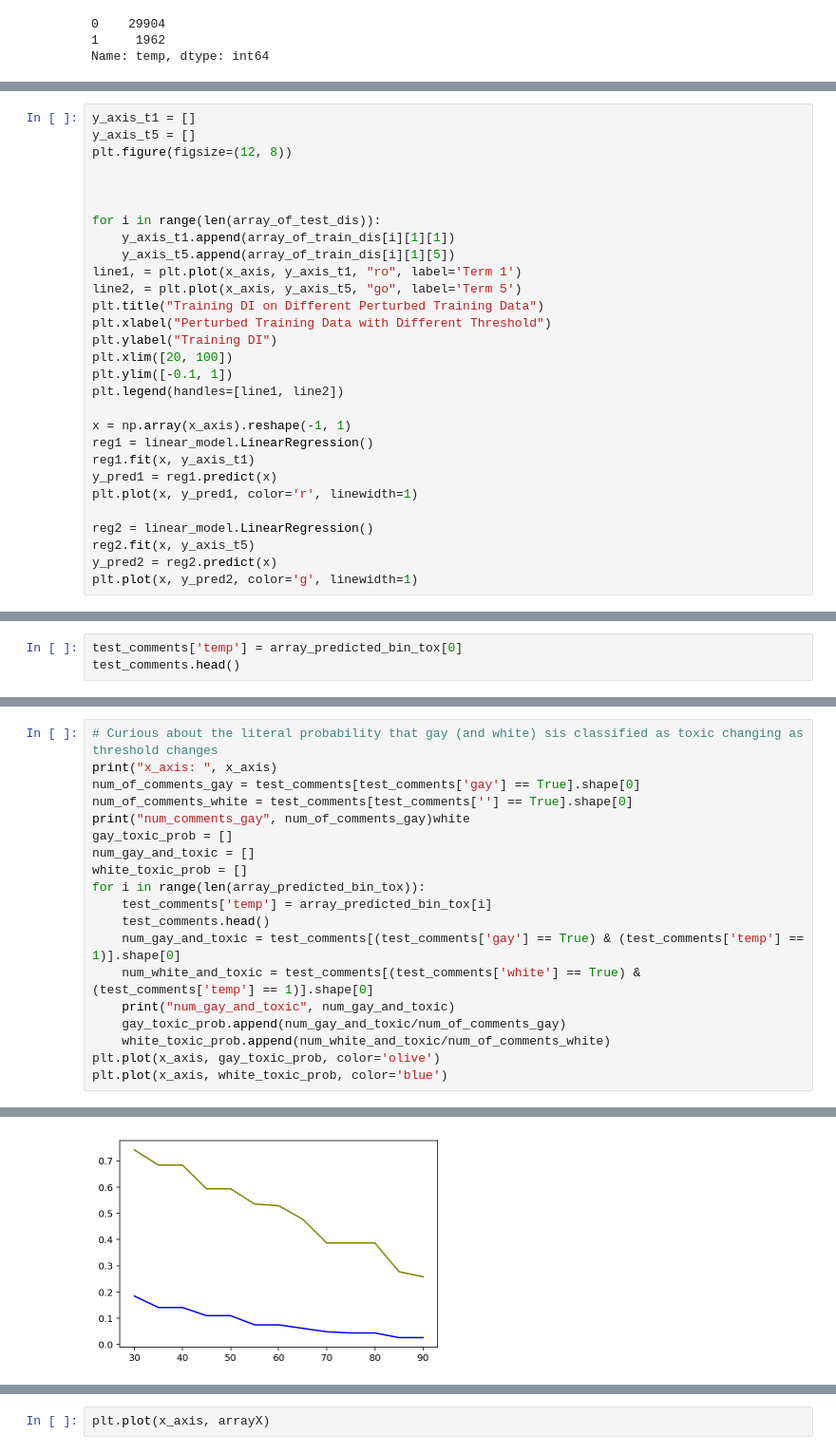
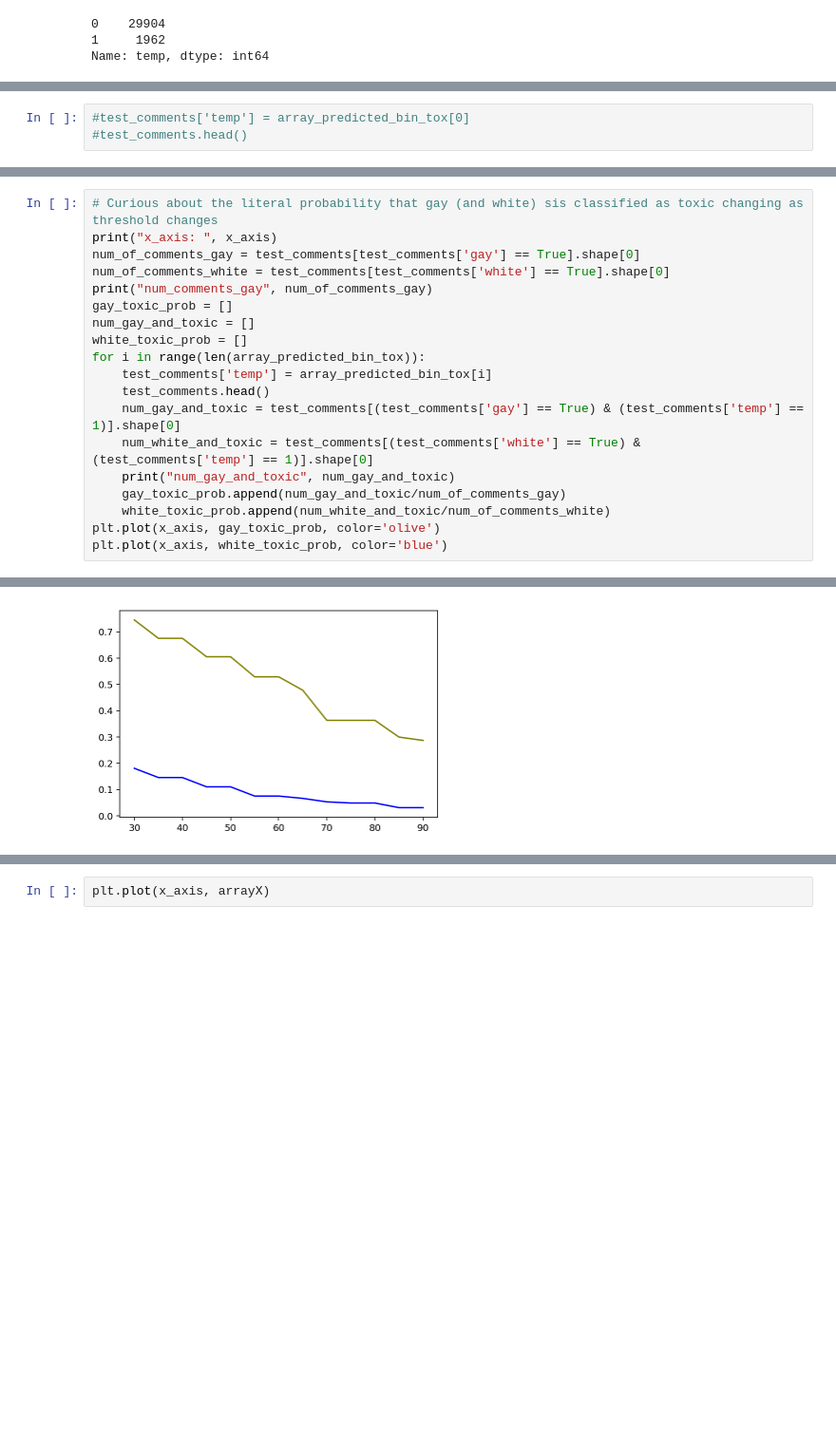
Before and after one commit to nehargupta/cs590_privacy_fairness, a Jupyter notebook: threshold-to-di.ipynb, the cells around one changed output, grey strips where cells are left out. Shown at 95% size. Drawn from its saved outputs; the diff is of its cells as text; blank space fills up the shorter version.

```diff
--- a/threshold-to-di.ipynb
+++ b/threshold-to-di.ipynb
@@ -263,29 +386,0 @@ plt.plot(x, y_pred2, color='g', linewidth=1)
-# %%
-y_axis_t1 = []
-y_axis_t5 = []
-plt.figure(figsize=(12, 8))
-
-
-
-for i in range(len(array_of_test_dis)):
-    y_axis_t1.append(array_of_train_dis[i][1][1])
-    y_axis_t5.append(array_of_train_dis[i][1][5])
-line1, = plt.plot(x_axis, y_axis_t1, "ro", label='Term 1')
-line2, = plt.plot(x_axis, y_axis_t5, "go", label='Term 5')
-plt.title("Training DI on Different Perturbed Training Data")
-plt.xlabel("Perturbed Training Data with Different Threshold")
-plt.ylabel("Training DI")
-plt.xlim([20, 100])
-plt.ylim([-0.1, 1])
-plt.legend(handles=[line1, line2])
-
-x = np.array(x_axis).reshape(-1, 1)
-reg1 = linear_model.LinearRegression()
-reg1.fit(x, y_axis_t1)
-y_pred1 = reg1.predict(x)
-plt.plot(x, y_pred1, color='r', linewidth=1)
-
-reg2 = linear_model.LinearRegression()
-reg2.fit(x, y_axis_t5)
-y_pred2 = reg2.predict(x)
-plt.plot(x, y_pred2, color='g', linewidth=1)
@@ -295,3 +387,3 @@ plt.plot(x, y_pred2, color='g', linewidth=1)
 # %%
-test_comments['temp'] = array_predicted_bin_tox[0]
-test_comments.head()
+#test_comments['temp'] = array_predicted_bin_tox[0]
+#test_comments.head()
@@ -307,8 +391,8 @@ test_comments.head()
 # Curious about the literal probability that gay (and white) sis classified as toxic changing as threshold changes
 print("x_axis: ", x_axis)
 num_of_comments_gay = test_comments[test_comments['gay'] == True].shape[0]
-num_of_comments_white = test_comments[test_comments[''] == True].shape[0]
-print("num_comments_gay", num_of_comments_gay)white
+num_of_comments_white = test_comments[test_comments['white'] == True].shape[0]
+print("num_comments_gay", num_of_comments_gay)
 gay_toxic_prob = []
 num_gay_and_toxic = []
 white_toxic_prob = []
@@ -341,5 +425,5 @@ num_gay_and_toxic 40
 [<matplotlib.lines.Line2D at 0x...>]
-[figure, old version]
+[figure, new version]
 # %%
 # Also curious about the FPR/TPR of gay as threshold changes
 # fpr = false positive / false positive + true negative = false positive / total negative
```
Also changed, not shown: parts of 15 cells of this notebook.
